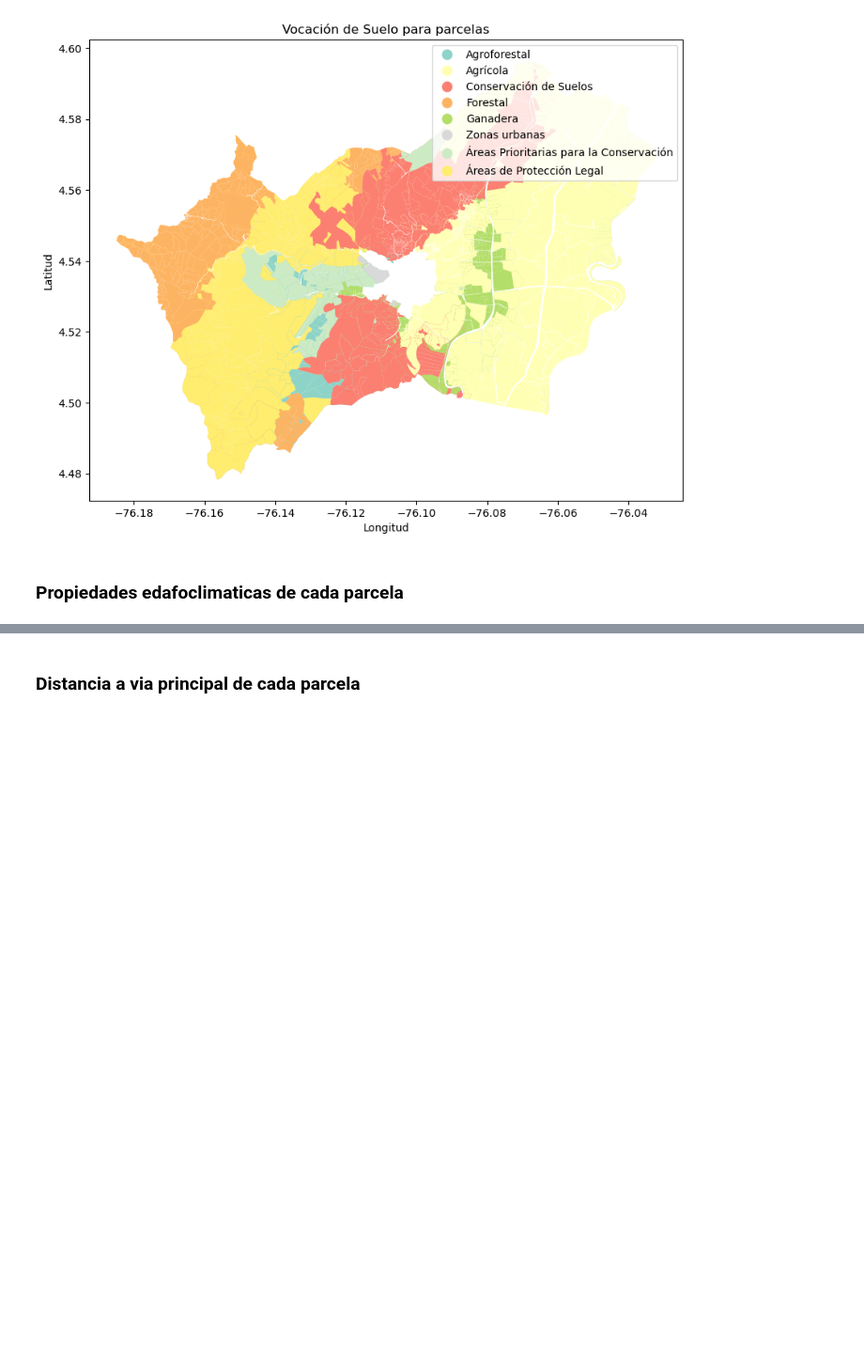
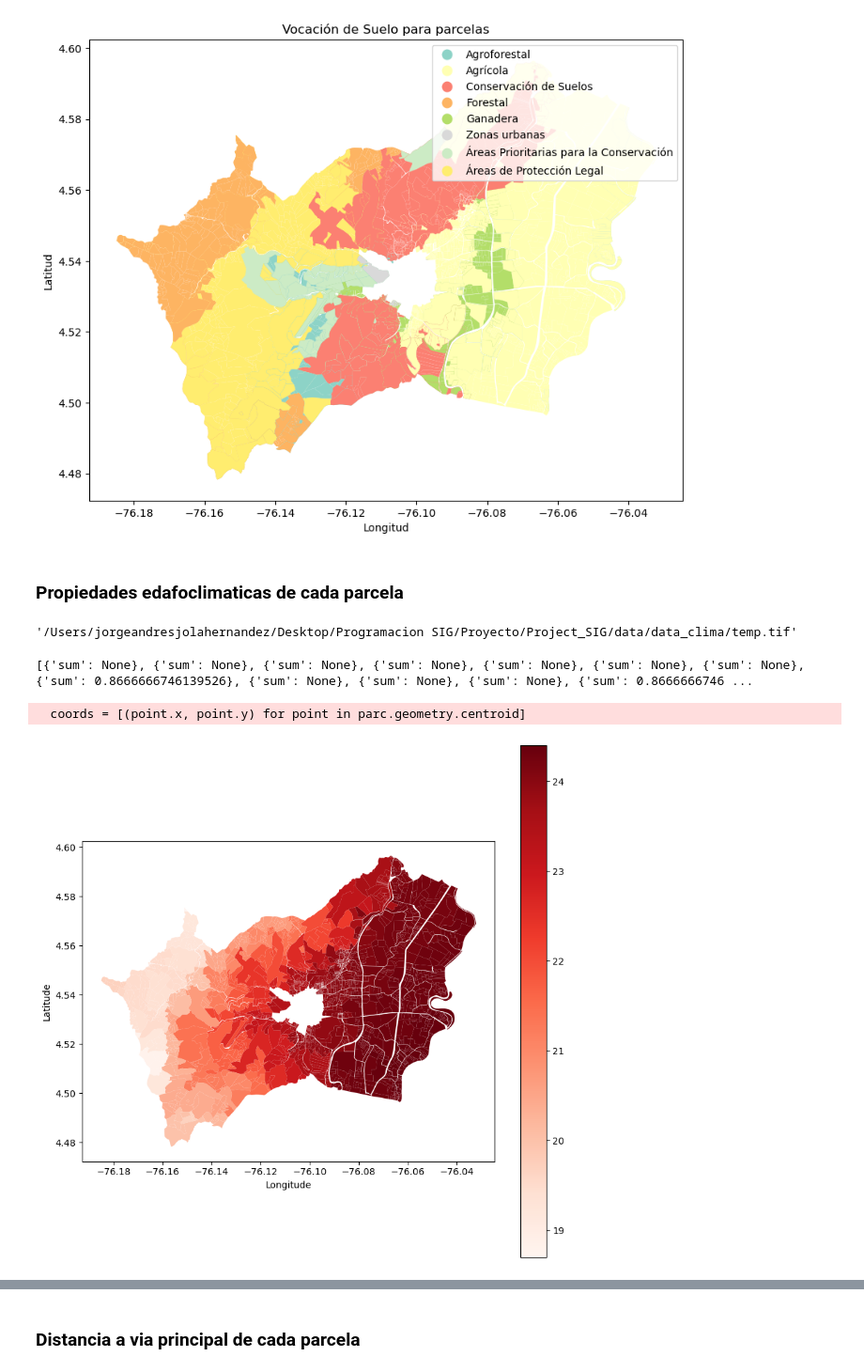
Before and after one commit to JorgeJolaUnal/Project_SIG, a Jupyter notebook: src/operations.ipynb, the cells around one changed output, grey strips where cells are left out. Shown at 94% size. Saved outputs shown, nothing was run; the diff lists cells and outputs as text; code cells hidden in the pictures; blank space fills up the shorter version.

```diff
--- a/src/operations.ipynb
+++ b/src/operations.ipynb
@@ -110,3 +136,44 @@ plt.show()
 [figure]
 # %% [markdown]
 ### Propiedades edafoclimaticas de cada parcela
+# %%
+temp_path
+# %% [output]
+'/Users/jorgeandresjolahernandez/Desktop/Programacion SIG/Proyecto/Project_SIG/data/data_clima/temp.tif'
+# %%
+parc = gpd.read_file("/Users/jorgeandresjolahernandez/Desktop/Programacion SIG/Proyecto/Project_SIG/data/data_parcelas/parcelas.shp")
+
+
+# Se abre la imagen y se lee la primera banda (elevacion)
+stats = zonal_stats(parc, wind_path, stats=["sum"])
+print(stats)
+# %% [output]
+[{'sum': None}, {'sum': None}, {'sum': None}, {'sum': None}, {'sum': None}, {'sum': None}, {'sum': None}, {'sum': 0.8666666746139526}, {'sum': None}, {'sum': None}, {'sum': None}, {'sum': 0.8666666746 ...
+# %%
+# Obtener centroides como lista de coordenadas
+coords = [(point.x, point.y) for point in parc.geometry.centroid]
+
+# Cargar ráster y obtener valores en esas coordenadas
+with rasterio.open(temp_path) as src:
+    values = [x[0] for x in src.sample(coords)]
+
+temp_parc=parc
+temp_parc['temp']=values
+temp_parc.to_file("/Users/jorgeandresjolahernandez/Desktop/Programacion SIG/Proyecto/Project_SIG/results/temp_parc.geojson", driver="GeoJSON")
+
+fig, ax = plt.subplots(figsize=(10, 10))
+
+# Graficar las parcelas con colores basados en la variable 'slope'
+temp_parc.plot(column='temp', ax=ax, legend=True,
+                           cmap='Reds')
+
+# Agregar título y etiquetas si es necesario
+
+ax.set_xlabel("Longitude")
+ax.set_ylabel("Latitude")
+
+# Mostrar el gráfico
+plt.show()
+# %% [output]
+  coords = [(point.x, point.y) for point in parc.geometry.centroid]
+[figure, added]
```
Also changed, not shown: parts of 10 cells of this notebook, 32 other files.
